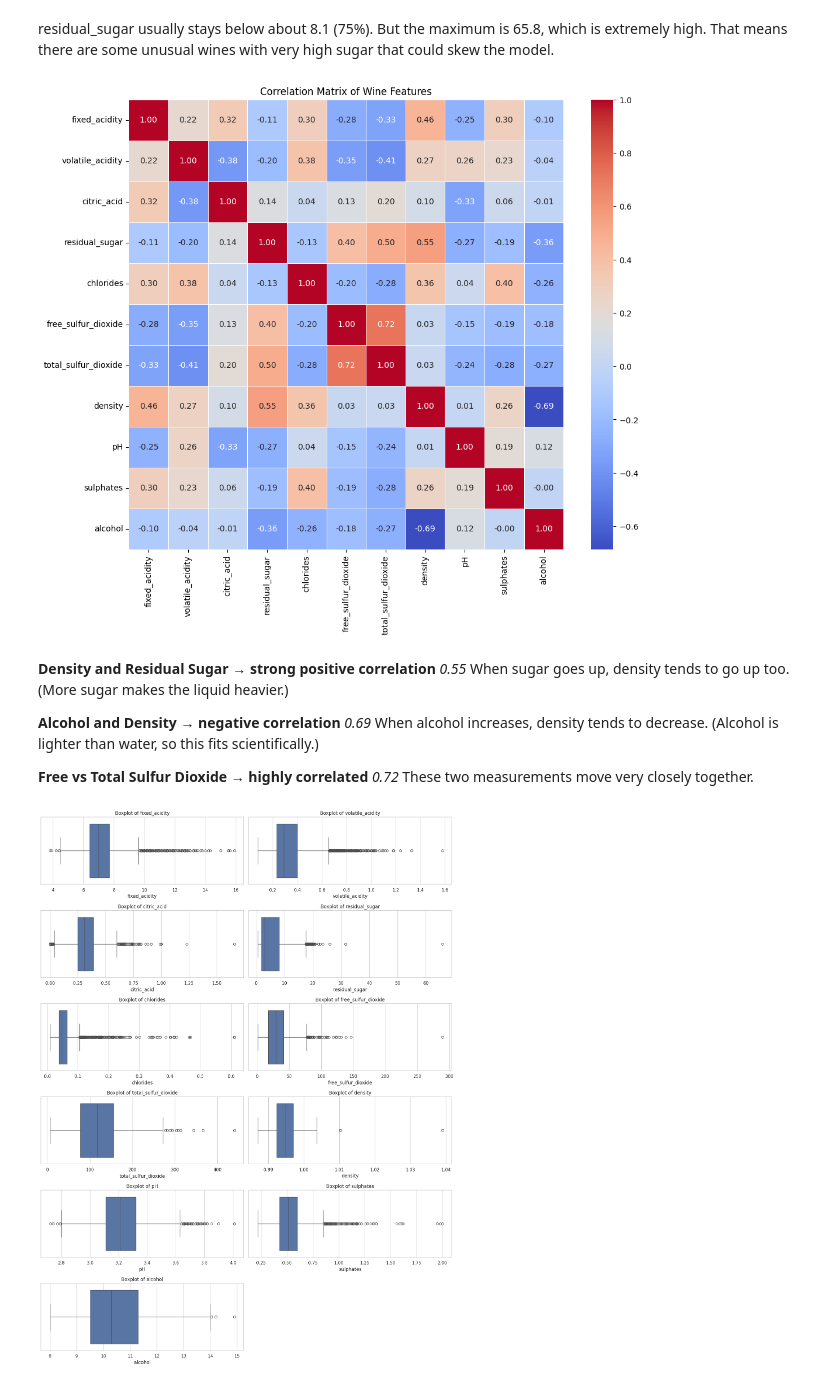
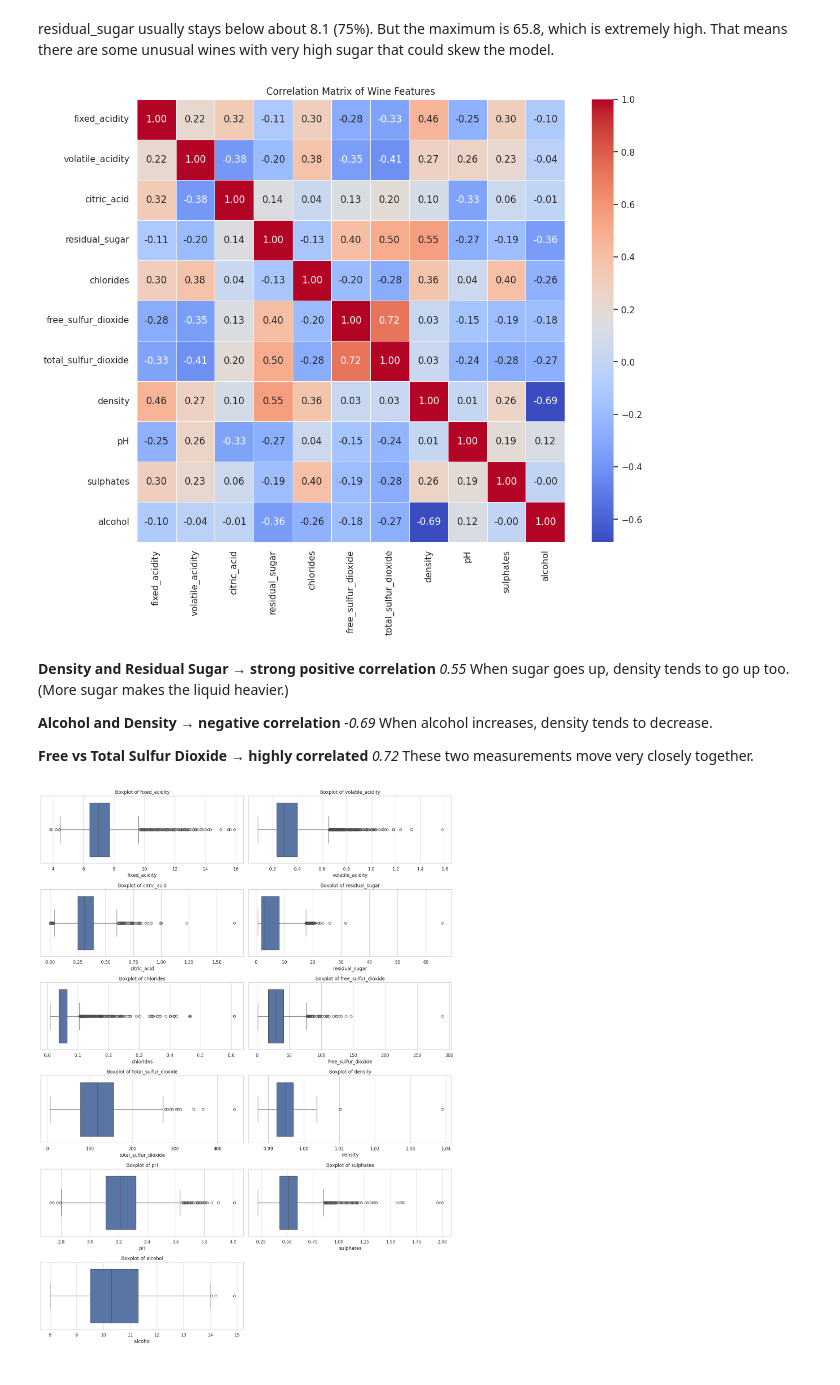
Before and after one commit to roxaaaaa/Predictive-Analytics, a Jupyter notebook: ca1.ipynb, the cells around one changed output. Drawn from its saved outputs; the diff is of its cells as text; code cells hidden in the pictures.

```diff
--- a/ca1.ipynb
+++ b/ca1.ipynb
@@ -53 +86,4 @@ print(wine_quality.variables)
+# %%
+df = wine_quality.data.features.copy()
+df['quality'] = wine_quality.data.targets['quality'].values
 # %%
@@ -66,29 +102,22 @@ display(X.describe())
 residual_sugar usually stays below about 8.1 (75%).
 But the maximum is 65.8, which is extremely high. That means there are some unusual wines with very high sugar that could skew the model.
 # %%
-import seaborn as sns
-import matplotlib.pyplot as plt
+# Calculate the correlation matrix (exclude quality)
+corr_matrix = df.drop(columns=['quality']).corr()
 
-# Calculate the correlation matrix
-corr_matrix = X.corr()
-
-# Set up the matplotlib figure
 plt.figure(figsize=(12, 10))
-
-# Draw the heatmap
 sns.heatmap(corr_matrix, annot=True, cmap='coolwarm', fmt='.2f', linewidths=0.5)
 plt.title('Correlation Matrix of Wine Features')
 plt.show()
 # %% [output]
-[figure, old version]
+[figure, new version]
 # %% [markdown]
 **Density and Residual Sugar → strong positive correlation** *0.55*
  When sugar goes up, density tends to go up too.
 (More sugar makes the liquid heavier.)
 
-**Alcohol and Density → negative correlation** *0.69*
+**Alcohol and Density → negative correlation** *-0.69*
 When alcohol increases, density tends to decrease.
-(Alcohol is lighter than water, so this fits scientifically.)
 
 **Free vs Total Sulfur Dioxide → highly correlated** *0.72*
 These two measurements move very closely together.
```
Also changed, not shown: parts of 33 cells of this notebook.
